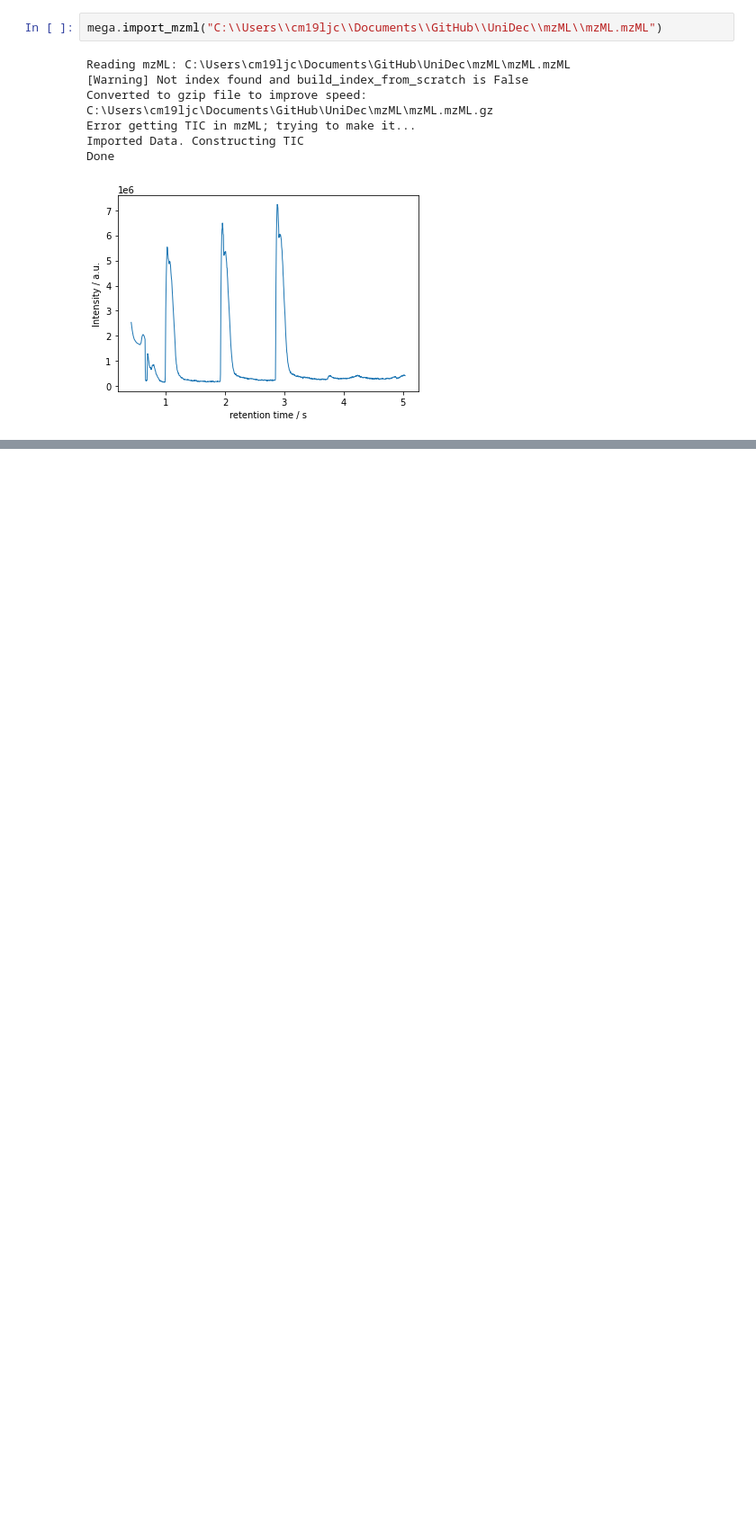
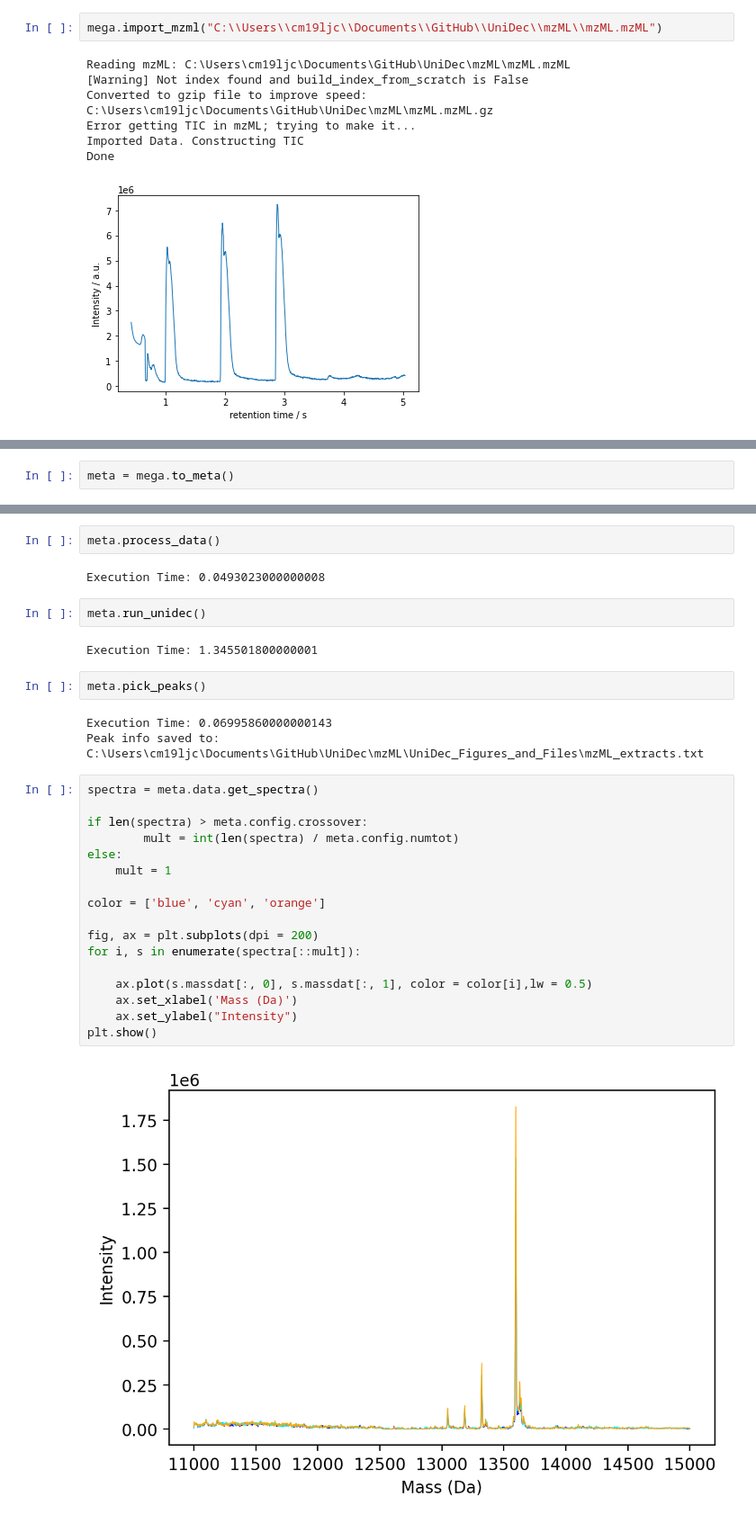
Before and after one commit to lawrencecollins/UniDec, a Jupyter notebook: megaunidec.ipynb, the cells around one changed output, grey strips where cells are left out. Shown: that part at 90% size. Drawn from its saved outputs; the diff is of its cells as text; blank space fills up the shorter version.

```diff
--- a/megaunidec.ipynb
+++ b/megaunidec.ipynb
@@ -39,0 +43,2 @@ mzML.mzML.hdf5 created
+# %%
+meta = mega.to_meta()
@@ -39,0 +87,32 @@ mzML.mzML.hdf5 created
+# %%
+meta.process_data()
+# %% [output]
+Execution Time: 0.0493023000000008
+# %%
+meta.run_unidec()
+# %% [output]
+Execution Time: 1.345501800000001
+# %%
+meta.pick_peaks()
+# %% [output]
+Execution Time: 0.06995860000000143
+Peak info saved to: C:\Users\cm19ljc\Documents\GitHub\UniDec\mzML\UniDec_Figures_and_Files\mzML_extracts.txt
+# %%
+spectra = meta.data.get_spectra()
+
+if len(spectra) > meta.config.crossover:
+        mult = int(len(spectra) / meta.config.numtot)
+else:
+    mult = 1
+
+color = ['blue', 'cyan', 'orange']
+
+fig, ax = plt.subplots(dpi = 200)
+for i, s in enumerate(spectra[::mult]):
+
+    ax.plot(s.massdat[:, 0], s.massdat[:, 1], color = color[i],lw = 0.5)
+    ax.set_xlabel('Mass (Da)')
+    ax.set_ylabel("Intensity")
+plt.show()
+# %% [output]
+[figure, added]
```
Also changed, not shown: parts of 9 cells of this notebook, 7 other files.
